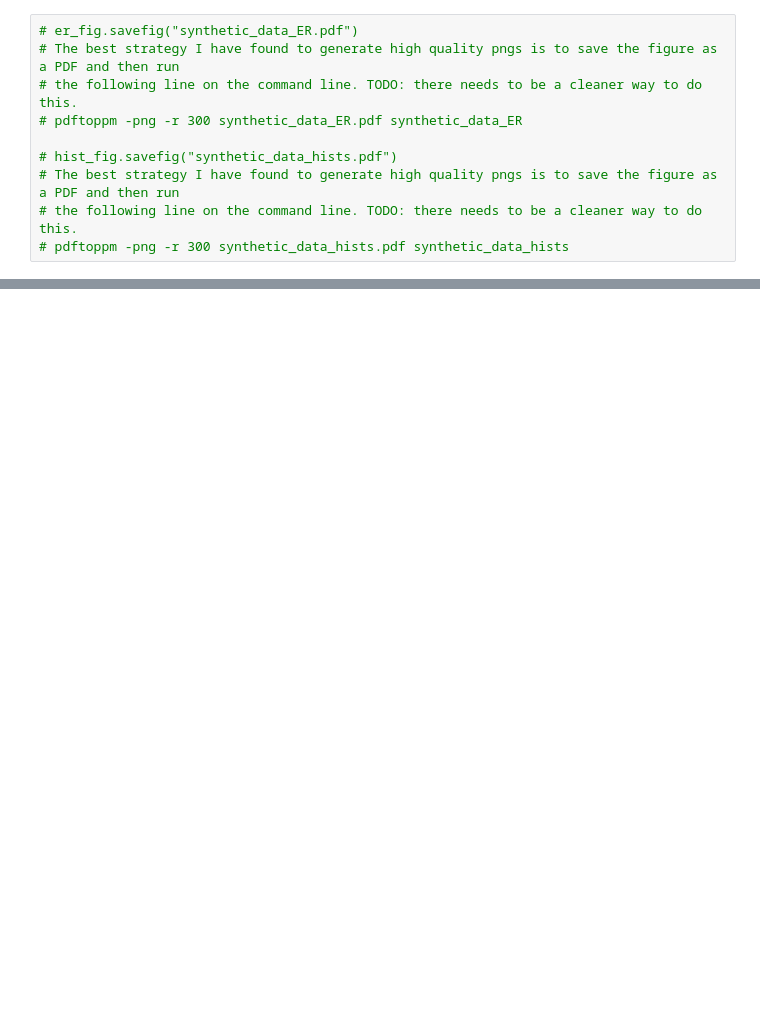
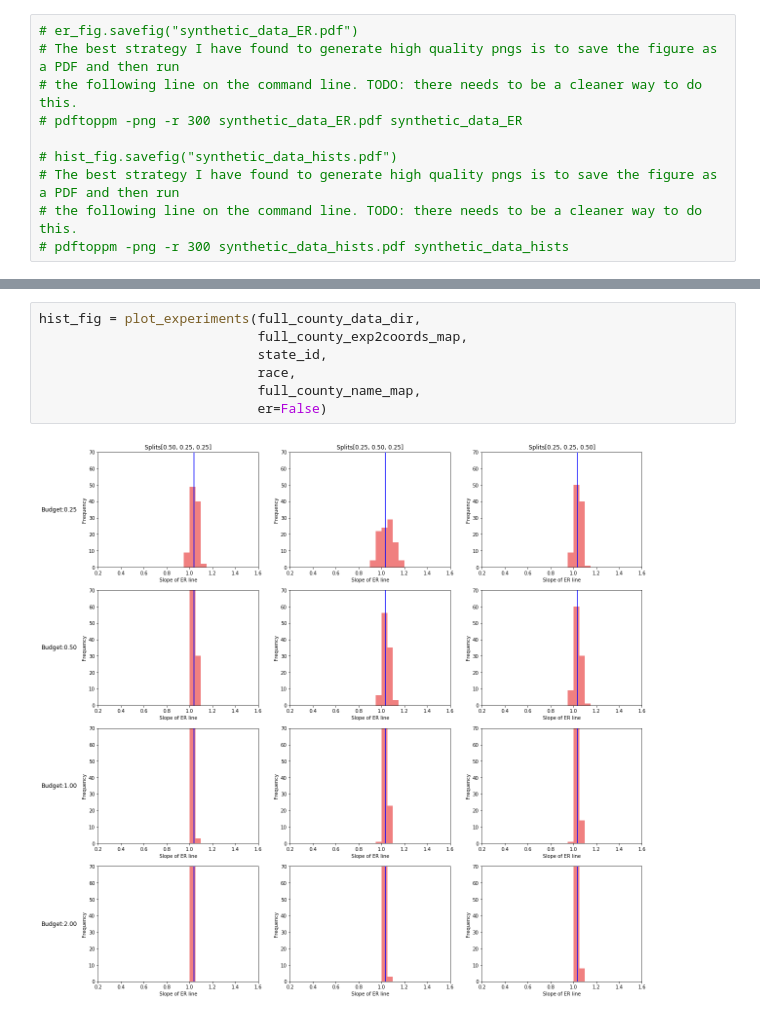
Before and after one commit to mggg/census-diff-privacy, a Jupyter notebook: synthetic_data_experiments/synthetic_data_experiment_outputs.ipynb, the cells around one changed output, grey strips where cells are left out. Drawn from its saved outputs; the diff is of its cells as text; blank space fills up the shorter version.

```diff
--- a/synthetic_data_experiments/synthetic_data_experiment_outputs.ipynb
+++ b/synthetic_data_experiments/synthetic_data_experiment_outputs.ipynb
@@ -95,0 +155,9 @@ hist_fig = plot_experiments(data_dir, experiment2coords_map, er=False)
+# %%
+hist_fig = plot_experiments(full_county_data_dir,
+                            full_county_exp2coords_map,
+                            state_id,
+                            race,
+                            full_county_name_map,
+                            er=False)
+# %% [output]
+[figure, added]
```
Also changed, not shown: parts of 11 cells of this notebook, 3 other files.
